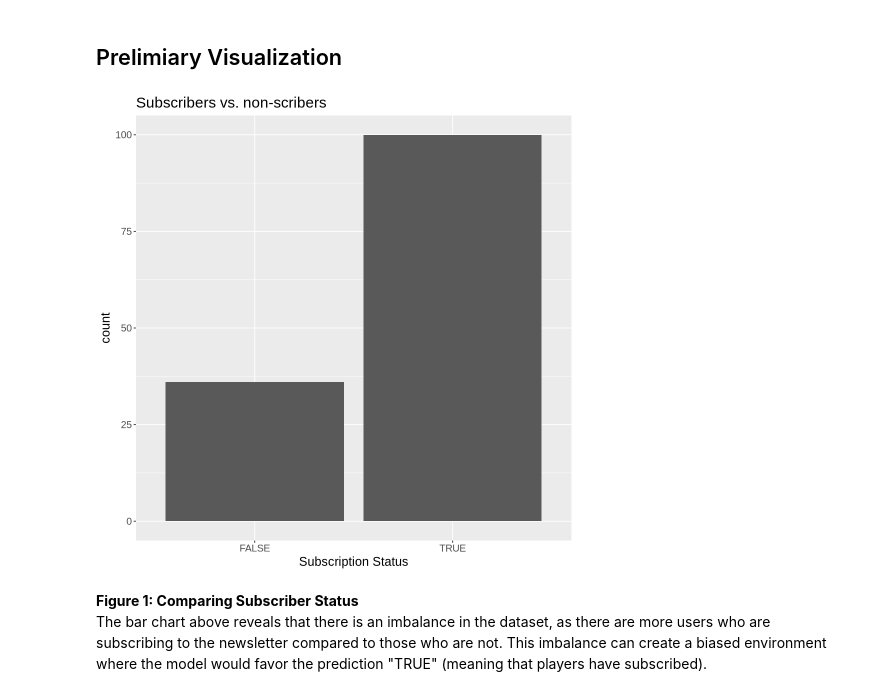
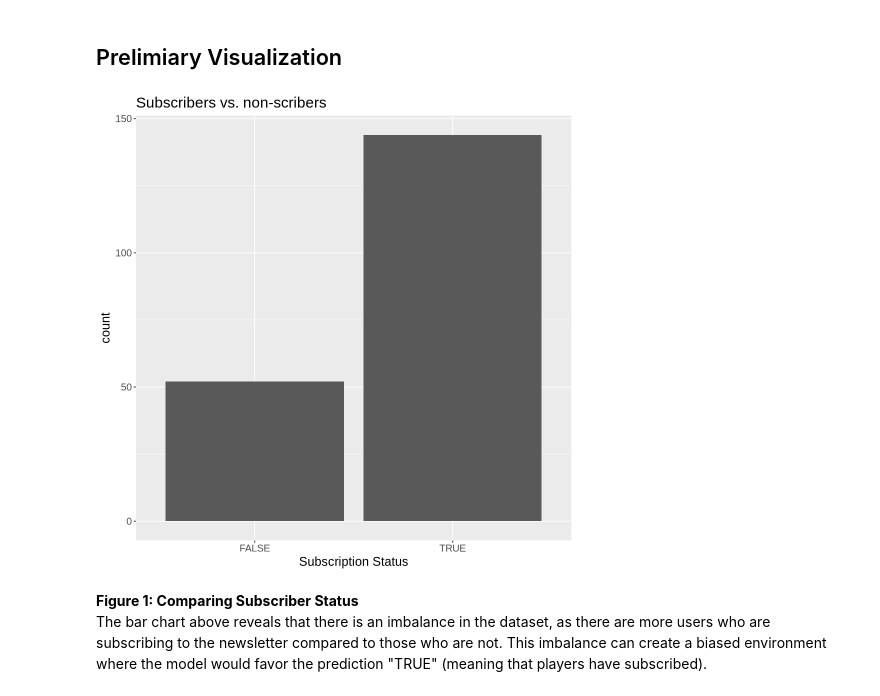
Before and after one commit to kkris72/MineCraft-Data-Science-Project, a Jupyter notebook: MineCraft.ipynb, the cells around one changed output. Drawn from its saved outputs; the diff is of its cells as text; code cells hidden in the pictures.

```diff
--- a/MineCraft.ipynb
+++ b/MineCraft.ipynb
@@ -116,17 +134,17 @@ This first step in my data analysis is to read the dataset through the read_csv(
 ## Prelimiary Visualization
 # %%
 options(repr.plot.width = 8, repr.plot.height = 8)
-players_project <- players_train |>
+players_project <- players |>
 select(experience, subscribe) |>
 ggplot(aes(x = subscribe)) +
 geom_bar() +
 labs(x = "Subscription Status") +
 ggtitle("Subscribers vs. non-scribers") +
 theme(text = element_text(size = 15)) +
 scale_fill_brewer(palette = 'Pastel1')
 players_project
 # %% [output]
-[figure, old version]
+[figure, new version]
 # %% [markdown]
 **Figure 1: Comparing Subscriber Status**
 The bar chart above reveals that there is an imbalance in the dataset, as there are more users who are subscribing to the newsletter compared to those who are not. This imbalance can create a biased environment where the model would favor the prediction "TRUE" (meaning that players have subscribed).
```
Also changed, not shown: parts of 5 cells of this notebook.
